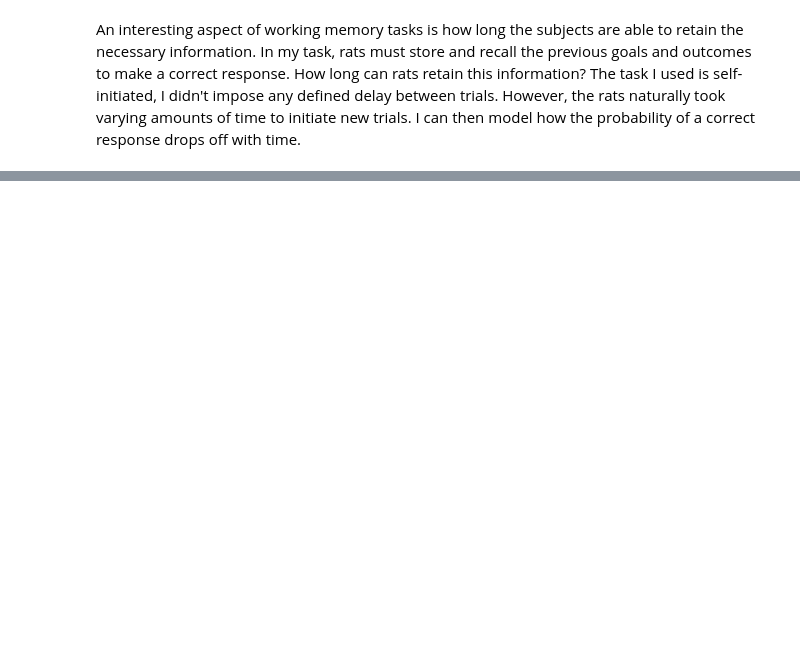
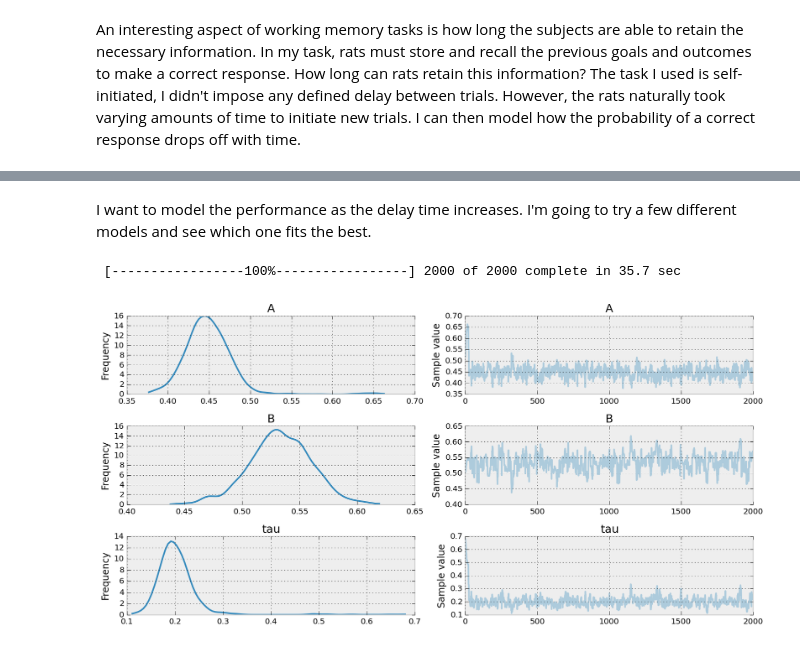
Before and after one commit to mcleonard/wm_paper, a Jupyter notebook: Delay performance.ipynb, the cells around one changed output, grey strips where cells are left out. Drawn from its saved outputs; the diff is of its cells as text; code cells hidden in the pictures; blank space fills up the shorter version.

```diff
--- a/Delay performance.ipynb
+++ b/Delay performance.ipynb
@@ -23,0 +80,4 @@ dfs = [my.bhv.build_data(each) for each in bhv_data]
+# %% [markdown]
+I want to model the performance as the delay time increases. I'm going to try a few different models and see which one fits the best.
+# %%
+wm = data.groupby('block').get_group(my.WM)
@@ -23,0 +86,25 @@ dfs = [my.bhv.build_data(each) for each in bhv_data]
+# %%
+# First, exponential model
+def texp(x, A, B, tau):
+    import theano.tensor as t
+    return A * t.exp(-tau*x) + B
+
+with pm.Model() as model:
+    A = pm.Uniform('A', 0, 1)
+    B = pm.Uniform('B', 0, 1)
+    tau = pm.Exponential('tau', 1)
+
+    p = texp(wm.delay, A, B, tau)
+
+    obs = pm.Bernoulli('obs', p, observed=wm.outcome.values)
+# %%
+with model:
+    start = pm.find_MAP()
+    step = pm.NUTS(scaling=start)
+    trace = pm.sample(2000, step, start=start)
+# %% [output]
+ [-----------------100%-----------------] 2000 of 2000 complete in 35.7 sec
+# %%
+fig = pm.traceplot(trace)
+# %% [output]
+[figure, added]
```
Also changed, not shown: parts of 17 cells of this notebook.
